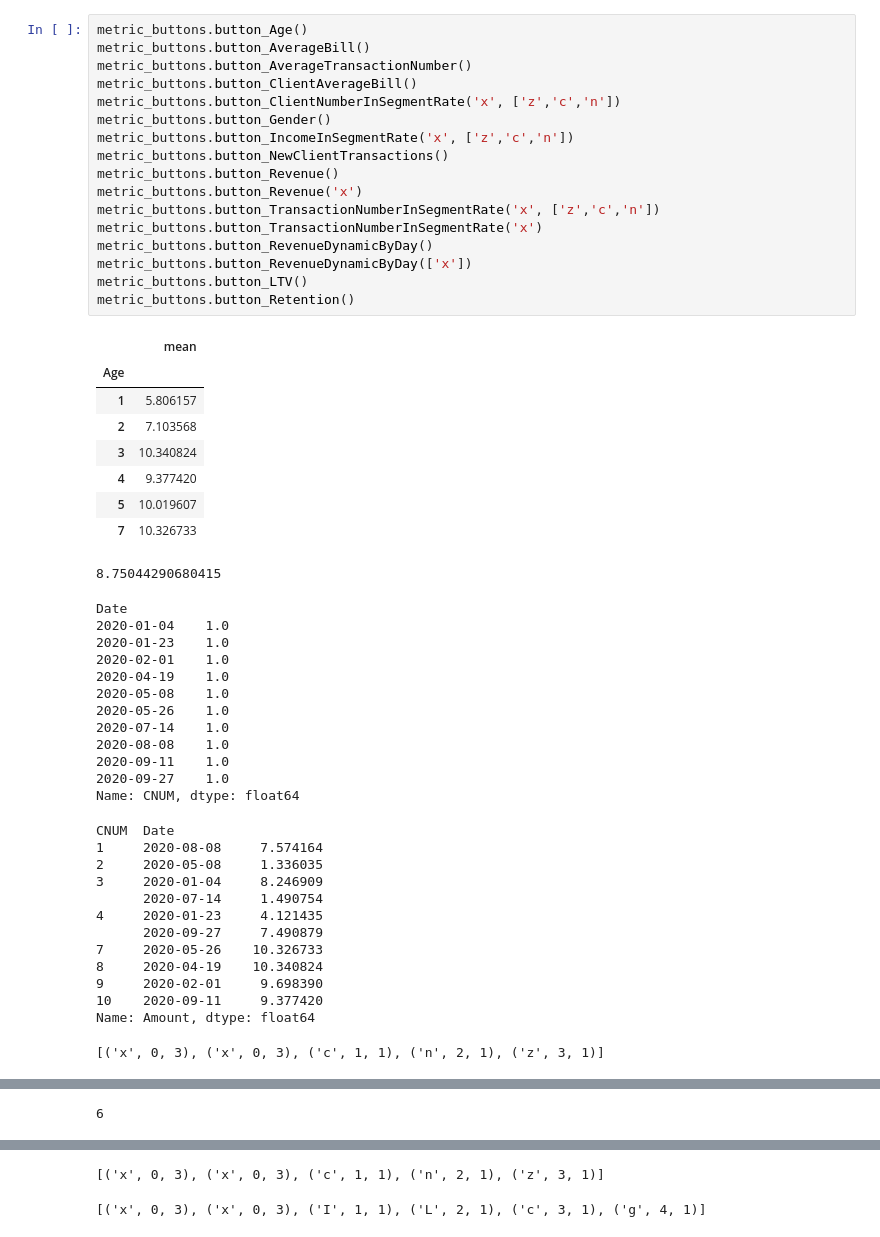
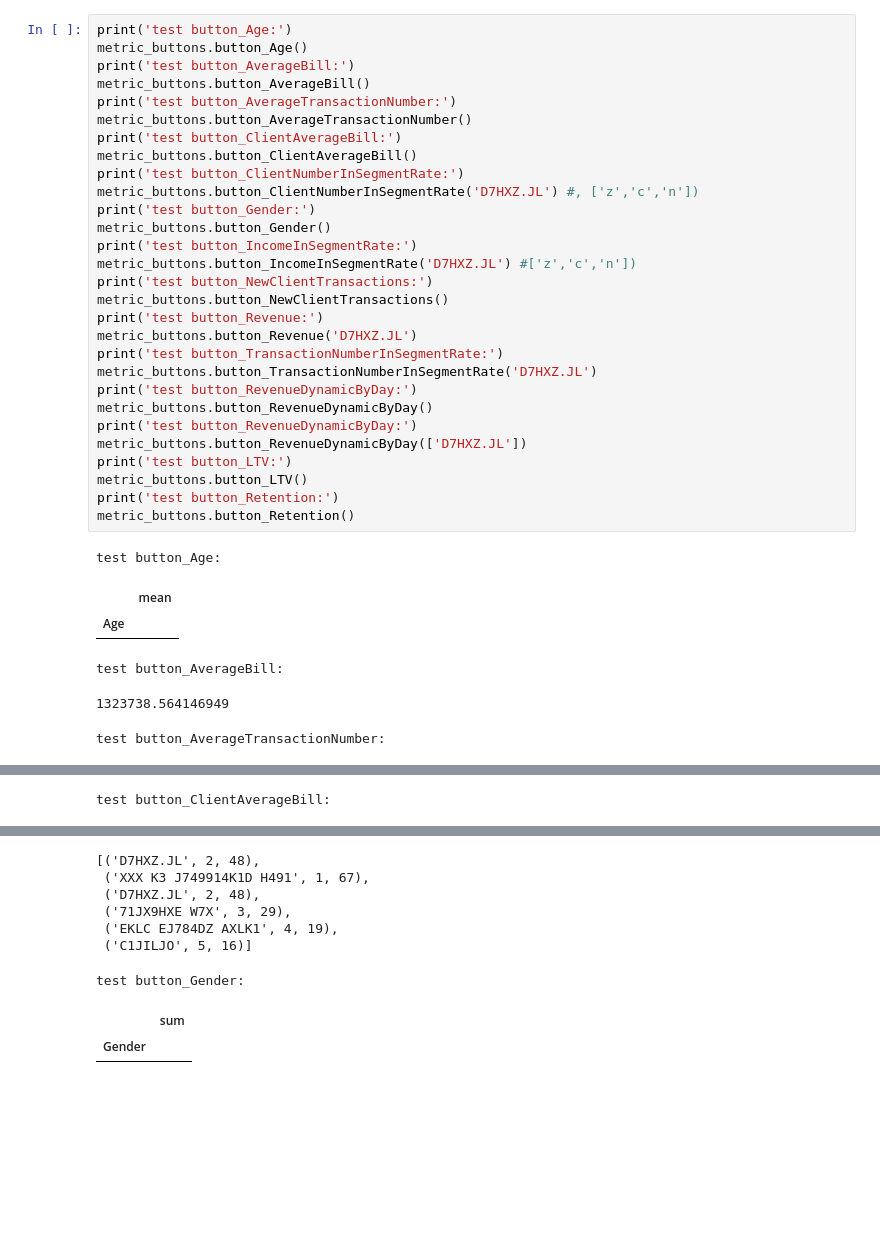
Before and after one commit to paradisensei/raif-hack, a Jupyter notebook: test.ipynb, the cells around one changed output, grey strips where cells are left out. Cells and saved outputs as stored; diff of their text form; blank space fills up the shorter version.

```diff
--- a/test.ipynb
+++ b/test.ipynb
@@ -32,54 +36,38 @@ PATH_TO_CLIENT_INTERNET_DATA_FILE = 'data/client_internet_data.csv'
 <module 'backend.metrics' from 'C:\\Users\\Ivan\\Documents\\DS projects\\RaifHack 2020\\dev\\backend\\metrics.py'>
 <module 'backend.metric_buttons' from 'C:\\Users\\Ivan\\Documents\\DS projects\\RaifHack 2020\\dev\\backend\\metric_buttons.py'>
 # %%
+print('test button_Age:')
 metric_buttons.button_Age()
+print('test button_AverageBill:')
 metric_buttons.button_AverageBill()
+print('test button_AverageTransactionNumber:')
 metric_buttons.button_AverageTransactionNumber()
+print('test button_ClientAverageBill:')
 metric_buttons.button_ClientAverageBill()
-metric_buttons.button_ClientNumberInSegmentRate('x', ['z','c','n'])
+print('test button_ClientNumberInSegmentRate:')
+metric_buttons.button_ClientNumberInSegmentRate('D7HXZ.JL') #, ['z','c','n'])
+print('test button_Gender:')
 metric_buttons.button_Gender()
-metric_buttons.button_IncomeInSegmentRate('x', ['z','c','n'])
+print('test button_IncomeInSegmentRate:')
+metric_buttons.button_IncomeInSegmentRate('D7HXZ.JL') #['z','c','n'])
+print('test button_NewClientTransactions:')
 metric_buttons.button_NewClientTransactions()
-metric_buttons.button_Revenue()
-metric_buttons.button_Revenue('x')
-metric_buttons.button_TransactionNumberInSegmentRate('x', ['z','c','n'])
-metric_buttons.button_TransactionNumberInSegmentRate('x')
+print('test button_Revenue:')
+metric_buttons.button_Revenue('D7HXZ.JL')
+print('test button_TransactionNumberInSegmentRate:')
+metric_buttons.button_TransactionNumberInSegmentRate('D7HXZ.JL')
+print('test button_RevenueDynamicByDay:')
 metric_buttons.button_RevenueDynamicByDay()
-metric_buttons.button_RevenueDynamicByDay(['x'])
+print('test button_RevenueDynamicByDay:')
+metric_buttons.button_RevenueDynamicByDay(['D7HXZ.JL'])
+print('test button_LTV:')
 metric_buttons.button_LTV()
+print('test button_Retention:')
 metric_buttons.button_Retention()
 # %% [output]
+test button_Age:
 |  | mean |
 | Age |  |
-| 1 | 5.806157 |
-| 2 | 7.103568 |
-| 3 | 10.340824 |
-| 4 | 9.377420 |
-| 5 | 10.019607 |
-| 7 | 10.326733 |
-8.75044290680415
-Date
-2020-01-04    1.0
-2020-01-23    1.0
-2020-02-01    1.0
-2020-04-19    1.0
-2020-05-08    1.0
-2020-05-26    1.0
-2020-07-14    1.0
-2020-08-08    1.0
-2020-09-11    1.0
-2020-09-27    1.0
-Name: CNUM, dtype: float64
+test button_AverageBill:
-CNUM  Date
-1     2020-08-08     7.574164
-2     2020-05-08     1.336035
-3     2020-01-04     8.246909
-      2020-07-14     1.490754
-4     2020-01-23     4.121435
-      2020-09-27     7.490879
-7     2020-05-26    10.326733
-8     2020-04-19    10.340824
-9     2020-02-01     9.698390
-10    2020-09-11     9.377420
-Name: Amount, dtype: float64
+1323738.564146949
-[('x', 0, 3), ('x', 0, 3), ('c', 1, 1), ('n', 2, 1), ('z', 3, 1)]
+test button_AverageTransactionNumber:
@@ -101 +91 @@ Name: Amount, dtype: float64
-6
+test button_ClientAverageBill:
@@ -119,2 +110,9 @@ Name: Amount, dtype: float64
-[('x', 0, 3), ('x', 0, 3), ('c', 1, 1), ('n', 2, 1), ('z', 3, 1)]
+[('D7HXZ.JL', 2, 48),
+ ('XXX K3 J749914K1D H491', 1, 67),
+ ('D7HXZ.JL', 2, 48),
+ ('71JX9HXE W7X', 3, 29),
+ ('EKLC EJ784DZ AXLK1', 4, 19),
+ ('C1JILJO', 5, 16)]
-[('x', 0, 3), ('x', 0, 3), ('I', 1, 1), ('L', 2, 1), ('c', 3, 1), ('g', 4, 1)]
+test button_Gender:
+|  | sum |
+| Gender |  |
```
Also changed, not shown: parts of 9 cells of this notebook, 30 other files.
